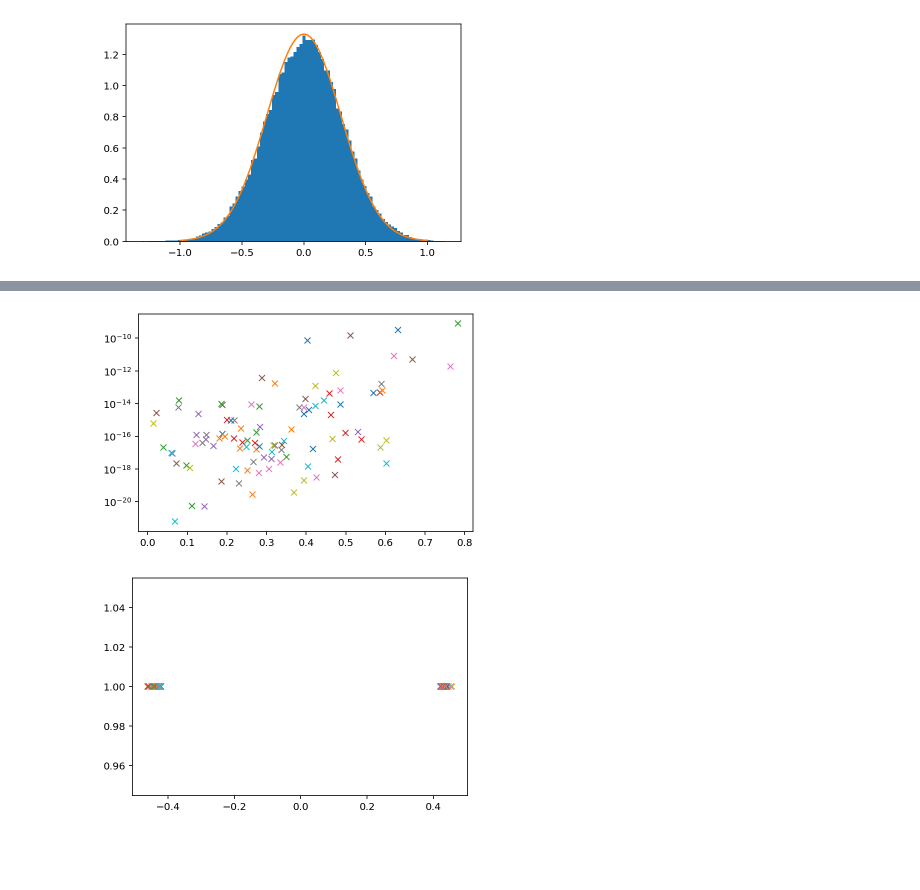
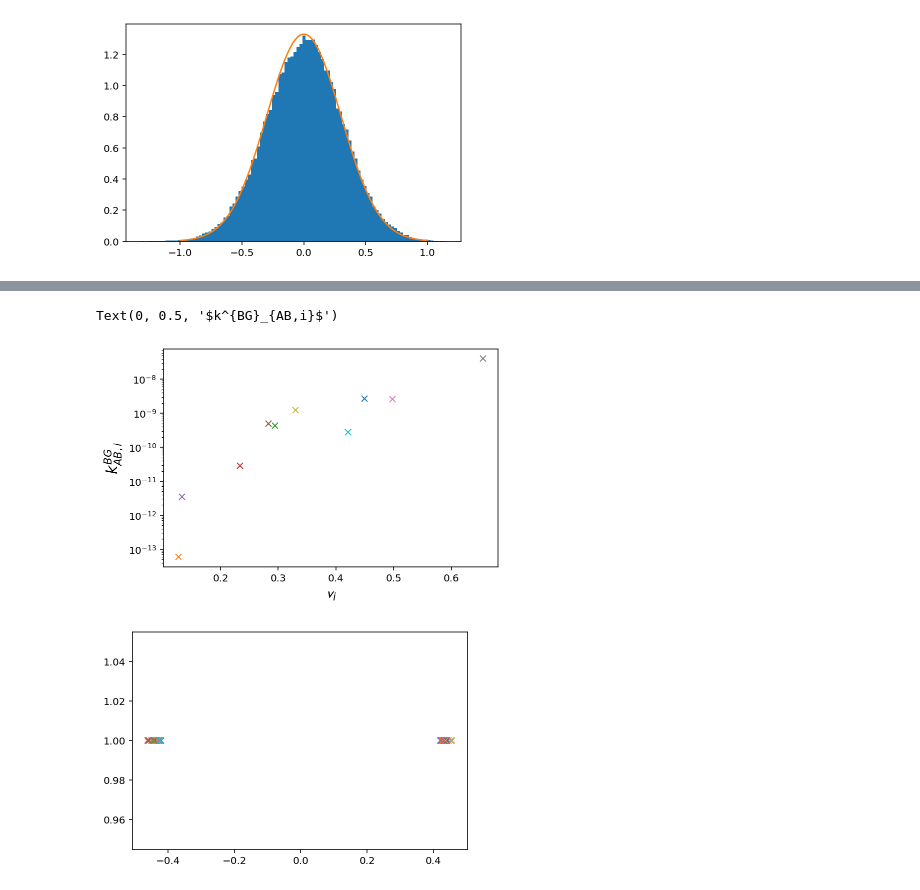
Before and after one commit to ianrgraham/monk, a Jupyter notebook: experiments/forward-flux/particle-hopping.ipynb, the cells around one changed output, grey strips where cells are left out. Drawn from its saved outputs; the diff is of its cells as text; code cells hidden in the pictures; blank space fills up the shorter version.

```diff
--- a/experiments/forward-flux/particle-hopping.ipynb
+++ b/experiments/forward-flux/particle-hopping.ipynb
@@ -306,7 +306,7 @@ plt.plot(x, rv.pdf(x))
 # %%
 sim = FFTestSim(0.40, rng, op, force_0, threshold=1.0, dt=0.1)
 # %%
-sim.basin = sim.sample_basin(10_000, quant=0.99)
+sim.basin = sim.sample_basin(100_000, quant=0.995)
 # %%
 sim.x
 # %% [output]
@@ -318,5 +318,5 @@ sim.basin
 # %%
-ff_data = sim.run_ff(100, 1000, 0.05)
+ff_data = sim.run_ff(10, 1000, 0.05)
 # %% [output]
 state: 0
 state: 1
@@ -369,9 +379,0 @@ for ff in ff_data[1]:
-# %%
-for ff in ff_data[1]:
-    rate = ff_data[0]
-    curve = []
-    for f in ff:
-        rate *= f
-        curve.append(rate)
-    plt.plot(ff_data[2], curve)
-plt.yscale('log')
@@ -379,0 +380,8 @@ plt.yscale('log')
+# %%
+for ff in ff_data[1]:
+    plt.plot(ff_data[2], ff_data[0]*np.array(ff))
+plt.yscale('log')
+plt.vlines(1.0, *plt.ylim(), "k", linestyles="--")
+plt.text(0.96, 5e-7, "barrier", size=15, rotation=90)
+plt.ylabel(r"$k^{BG}_{AB,i}$", size=15)
+plt.xlabel(r"$\mathcal{O}=|x|$", size=15)
@@ -380,14 +391,12 @@ plt.yscale('log')
 # %%
 for i, ff in enumerate(ff_data[1]):
-    rate = ff_data[0]
-    curve = []
-    for f in ff:
-        rate *= f
-        curve.append(rate)
-    plt.plot(np.abs(ff_data[3][i][0][1]), curve[-1], "x")
+    plt.plot(np.abs(ff_data[3][i][1]), ff[-1]*ff_data[0], "x")
 plt.yscale('log')
+plt.xlabel(r"$\mathcal{v}_i$", size=15)
+plt.ylabel(r"$k^{BG}_{AB,i}$", size=15)
 # %% [output]
+Text(0, 0.5, '$k^{BG}_{AB,i}$')
-[figure, old version]
+[figure, new version]
 # %%
 for ff in ff_data[3]:
     tmp = ff[0]
```
Also changed, not shown: parts of 16 cells of this notebook, 8 other files.
